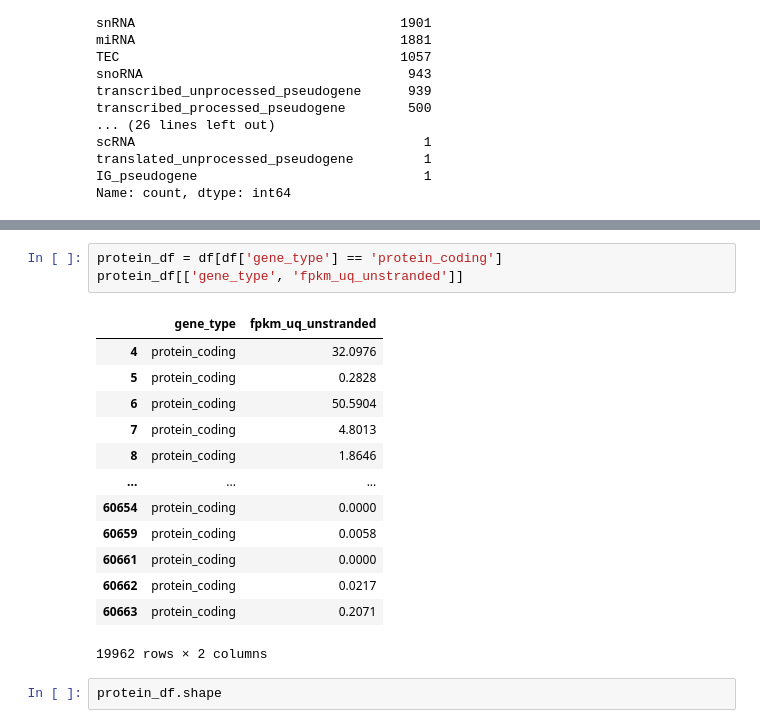
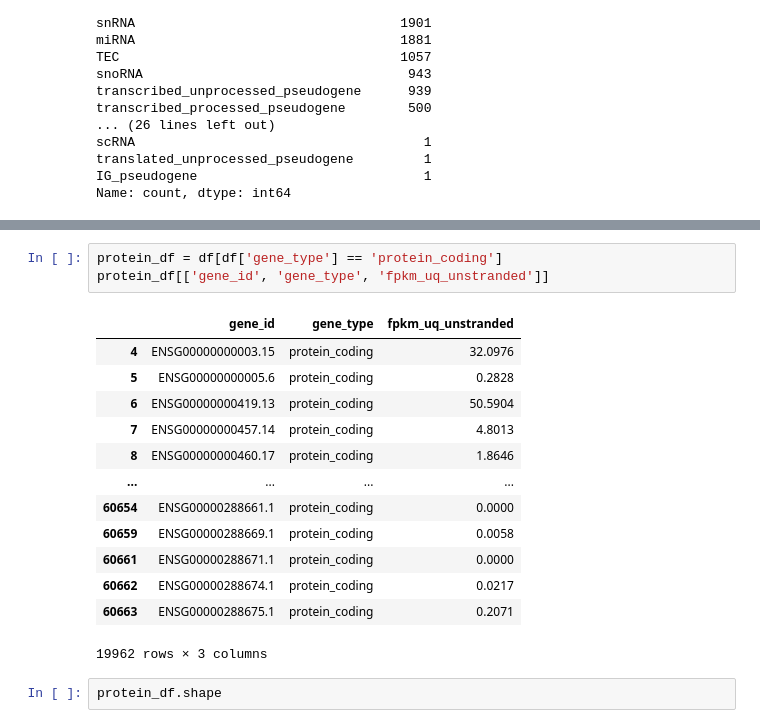
Before and after one commit to giorgiaBertacchini/miRNA_survival_analysis, a Jupyter notebook: notebooks/data_analysis/data_analysis_RNA.ipynb, the cells around one changed output, grey strips where cells are left out. Saved outputs shown, nothing was run; the diff lists cells and outputs as text.

```diff
--- a/notebooks/data_analysis/data_analysis_RNA.ipynb
+++ b/notebooks/data_analysis/data_analysis_RNA.ipynb
@@ -90,20 +118,20 @@ Name: count, dtype: int64
 # %%
 protein_df = df[df['gene_type'] == 'protein_coding']
-protein_df[['gene_type', 'fpkm_uq_unstranded']]
+protein_df[['gene_id', 'gene_type', 'fpkm_uq_unstranded']]
 # %% [output]
-|  | gene_type | fpkm_uq_unstranded |
-| 4 | protein_coding | 32.0976 |
-| 5 | protein_coding | 0.2828 |
-| 6 | protein_coding | 50.5904 |
-| 7 | protein_coding | 4.8013 |
-| 8 | protein_coding | 1.8646 |
-| ... | ... | ... |
-| 60654 | protein_coding | 0.0000 |
-| 60659 | protein_coding | 0.0058 |
-| 60661 | protein_coding | 0.0000 |
-| 60662 | protein_coding | 0.0217 |
-| 60663 | protein_coding | 0.2071 |
+|  | gene_id | gene_type | fpkm_uq_unstranded |
+| 4 | ENSG00000000003.15 | protein_coding | 32.0976 |
+| 5 | ENSG00000000005.6 | protein_coding | 0.2828 |
+| 6 | ENSG00000000419.13 | protein_coding | 50.5904 |
+| 7 | ENSG00000000457.14 | protein_coding | 4.8013 |
+| 8 | ENSG00000000460.17 | protein_coding | 1.8646 |
+| ... | ... | ... | ... |
+| 60654 | ENSG00000288661.1 | protein_coding | 0.0000 |
+| 60659 | ENSG00000288669.1 | protein_coding | 0.0058 |
+| 60661 | ENSG00000288671.1 | protein_coding | 0.0000 |
+| 60662 | ENSG00000288674.1 | protein_coding | 0.0217 |
+| 60663 | ENSG00000288675.1 | protein_coding | 0.2071 |
-19962 rows × 2 columns
+19962 rows × 3 columns
 # %%
 protein_df.shape
 # %% [output]
```
Also changed, not shown: parts of 22 cells of this notebook, 6 other files.
